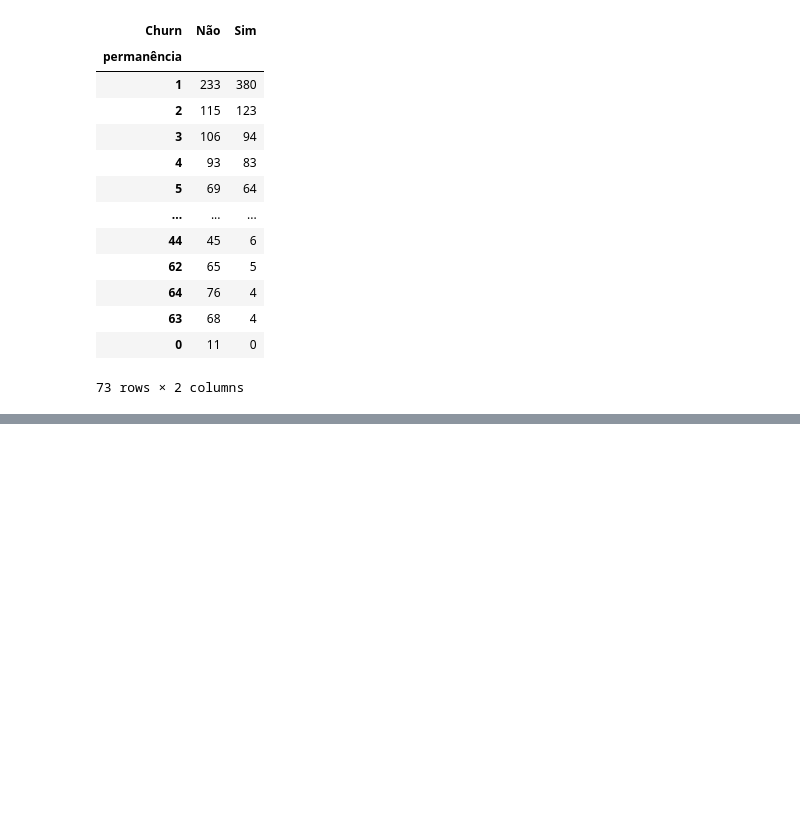
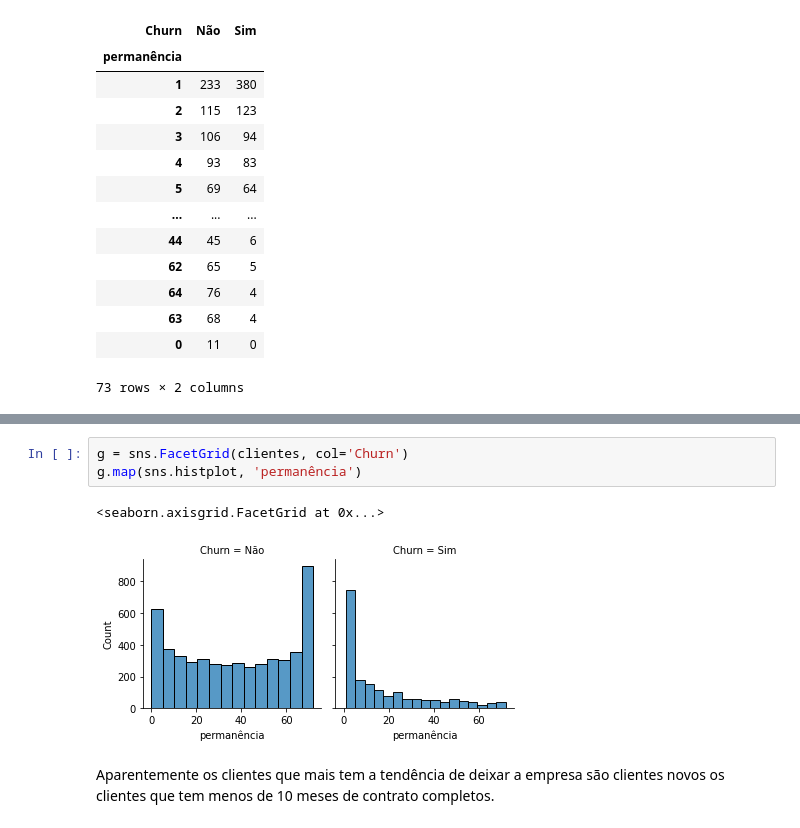
Before and after one commit to devayache/AluraVoz, a Jupyter notebook: AluraVoz.ipynb, the cells around one changed output, grey strips where cells are left out. Saved outputs shown, nothing was run; the diff lists cells and outputs as text; blank space fills up the shorter version.

```diff
--- a/AluraVoz.ipynb
+++ b/AluraVoz.ipynb
@@ -797,0 +781,8 @@ A visualizar o tempo em que os clientes permanecem na empresa é possível ver q
+# %%
+g = sns.FacetGrid(clientes, col='Churn')
+g.map(sns.histplot, 'permanência')
+# %% [output]
+<seaborn.axisgrid.FacetGrid at 0x...>
+[figure, added]
+# %% [markdown]
+Aparentemente os clientes que mais tem a tendência de deixar a empresa são clientes novos os clientes que tem menos de 10 meses de contrato completos.
```
Also changed, not shown: parts of 6 cells of this notebook.
